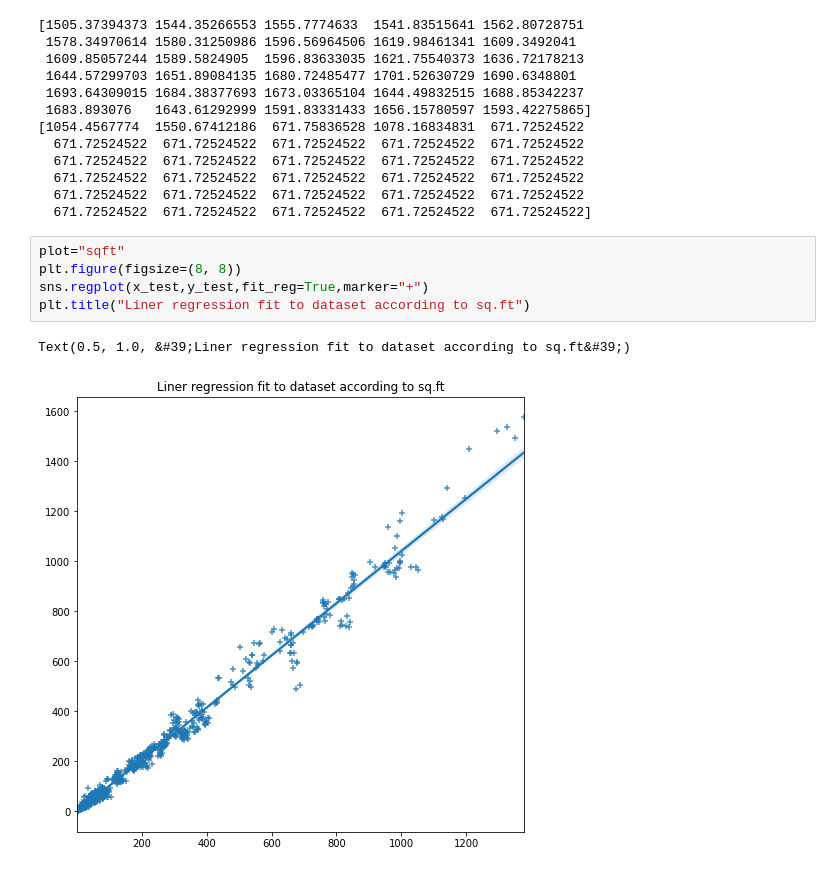
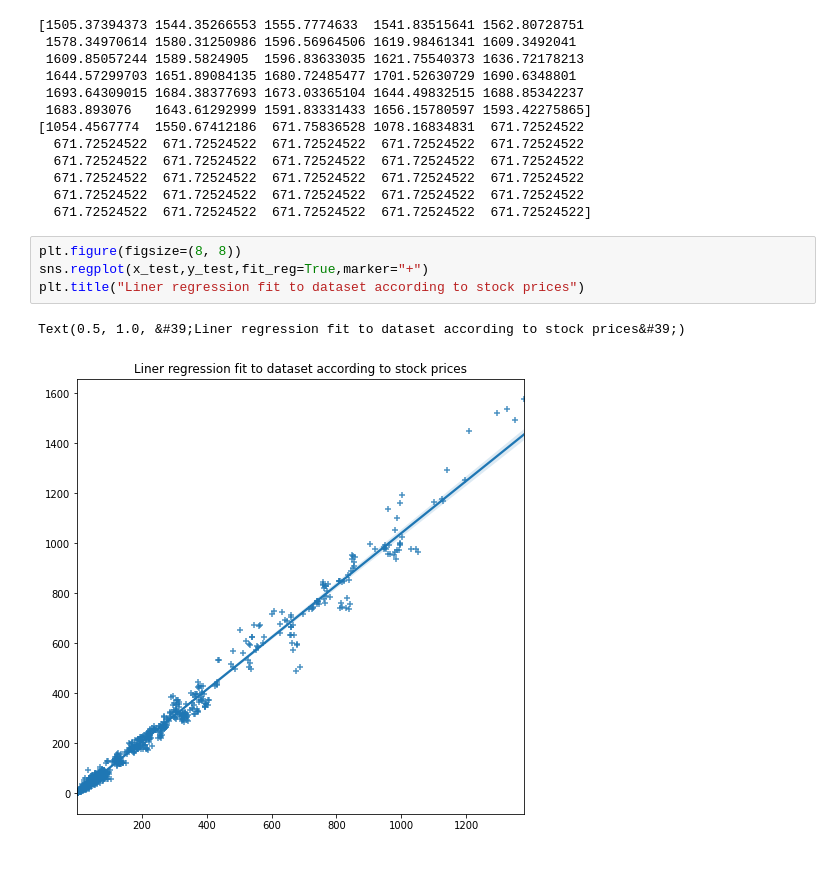
Before and after one commit to Paul1886/Airobotic_Internship_project, a Jupyter notebook: Intern.ipynb, the cells around one changed output. Drawn from its saved outputs; the diff is of its cells as text.

```diff
--- a/Intern.ipynb
+++ b/Intern.ipynb
@@ -155,10 +155,9 @@ print(svm_prediction)
   671.72524522  671.72524522  671.72524522  671.72524522  671.72524522
   671.72524522  671.72524522  671.72524522  671.72524522  671.72524522]
 # %%
-plot="sqft"
 plt.figure(figsize=(8, 8))
 sns.regplot(x_test,y_test,fit_reg=True,marker="+")
-plt.title("Liner regression fit to dataset according to sq.ft")
+plt.title("Liner regression fit to dataset according to stock prices")
 # %% [output]
-Text(0.5, 1.0, &#39;Liner regression fit to dataset according to sq.ft&#39;)
+Text(0.5, 1.0, &#39;Liner regression fit to dataset according to stock prices&#39;)
-[figure, old version]
+[figure, new version]
```
Also changed, not shown: 1 other file.
